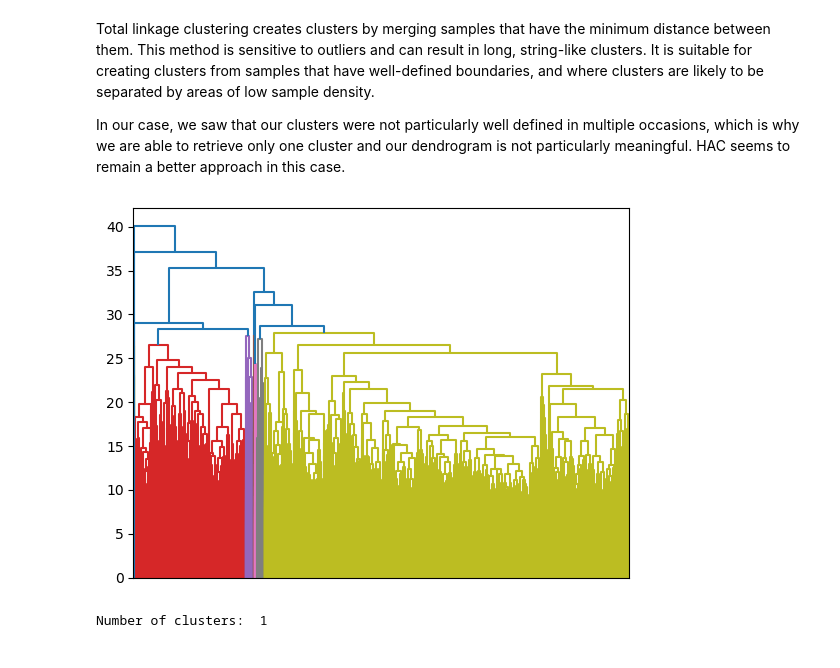
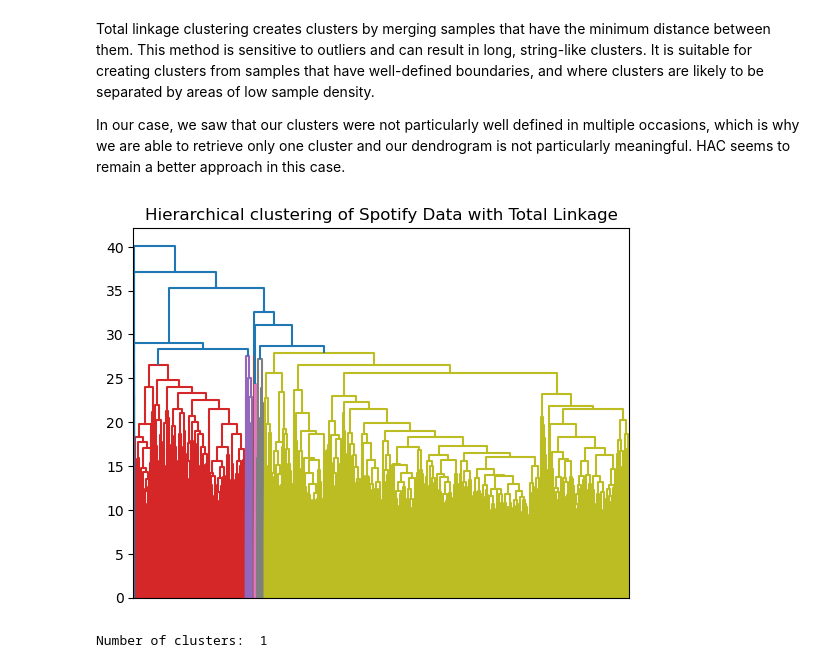
Before and after one commit to jamesliounis/Harvard-Deep-Learning, a Jupyter notebook: cs109b_hw1/cs109b_hw1.ipynb, the cells around one changed output. Saved outputs shown, nothing was run; the diff lists cells and outputs as text; code cells hidden in the pictures.

```diff
--- a/cs109b_hw1/cs109b_hw1.ipynb
+++ b/cs109b_hw1/cs109b_hw1.ipynb
@@ -926,14 +930,15 @@ In our case, we saw that our clusters were not particularly well defined in mult
 # %%
 from scipy.cluster.hierarchy import linkage, dendrogram
 
 # Perform hierarchical clustering using total linkage method
 Z = linkage(fma_scaled, method='complete')
 
 # Plot dendrogram
 dendrogram(Z, no_labels=True)
+plt.title('Hierarchical clustering of Spotify Data with Total Linkage')
 plt.show()
 # %% [output]
-[figure, old version]
+[figure, new version]
 # %%
 # Determine the number of clusters
 max_d = 50
```
Also changed, not shown: parts of 17 cells of this notebook, 1 other file.
